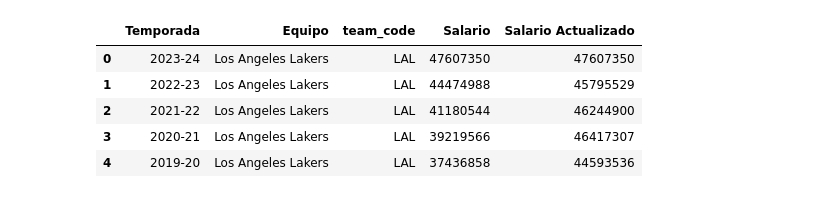
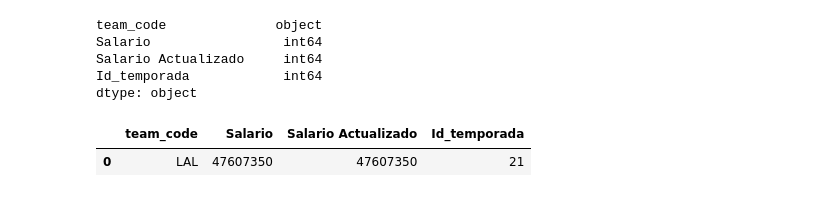
Before and after one commit to ngcarvajall/Proyecto5-GOAT_MJ_LJ, a Jupyter notebook: Notebooks/Loading.ipynb, the cells around one changed output. Saved outputs shown, nothing was run; the diff lists cells and outputs as text; code cells hidden in the pictures.

```diff
--- a/Notebooks/Loading.ipynb
+++ b/Notebooks/Loading.ipynb
@@ -102,11 +55,13 @@ salarios_jordan.drop(columns=['Equipo'])
-# %%
-salarios_lebron['Temporada'] = salarios_lebron['Temporada'].str.replace('/', '-')
+# %%
+salarios_lebron.dtypes
+# %% [output]
+team_code              object
+Salario                 int64
+Salario Actualizado     int64
+Id_temporada            int64
+dtype: object
 # %%
-salarios_lebron.head()
+salarios_lebron.head(1)
 # %% [output]
-|  | Temporada | Equipo | team_code | Salario | Salario Actualizado |
-| 0 | 2023-24 | Los Angeles Lakers | LAL | 47607350 | 47607350 |
-| 1 | 2022-23 | Los Angeles Lakers | LAL | 44474988 | 45795529 |
-| 2 | 2021-22 | Los Angeles Lakers | LAL | 41180544 | 46244900 |
-| 3 | 2020-21 | Los Angeles Lakers | LAL | 39219566 | 46417307 |
-| 4 | 2019-20 | Los Angeles Lakers | LAL | 37436858 | 44593536 |
+|  | team_code | Salario | Salario Actualizado | Id_temporada |
+| 0 | LAL | 47607350 | 47607350 | 21 |
```
Also changed, not shown: parts of 8 cells of this notebook, 10 other files.
